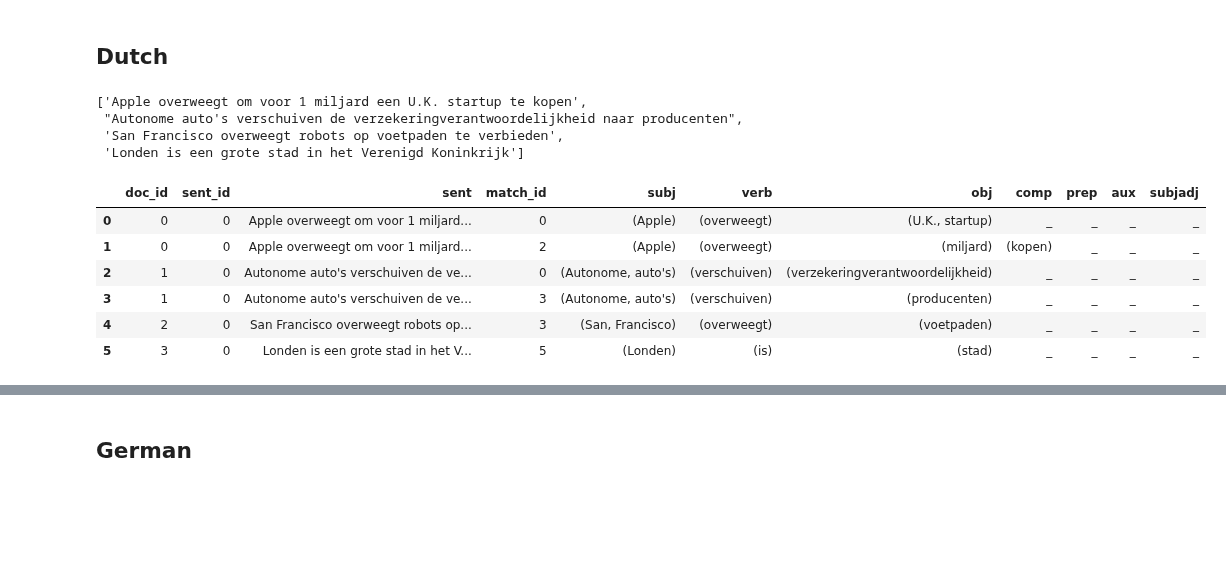
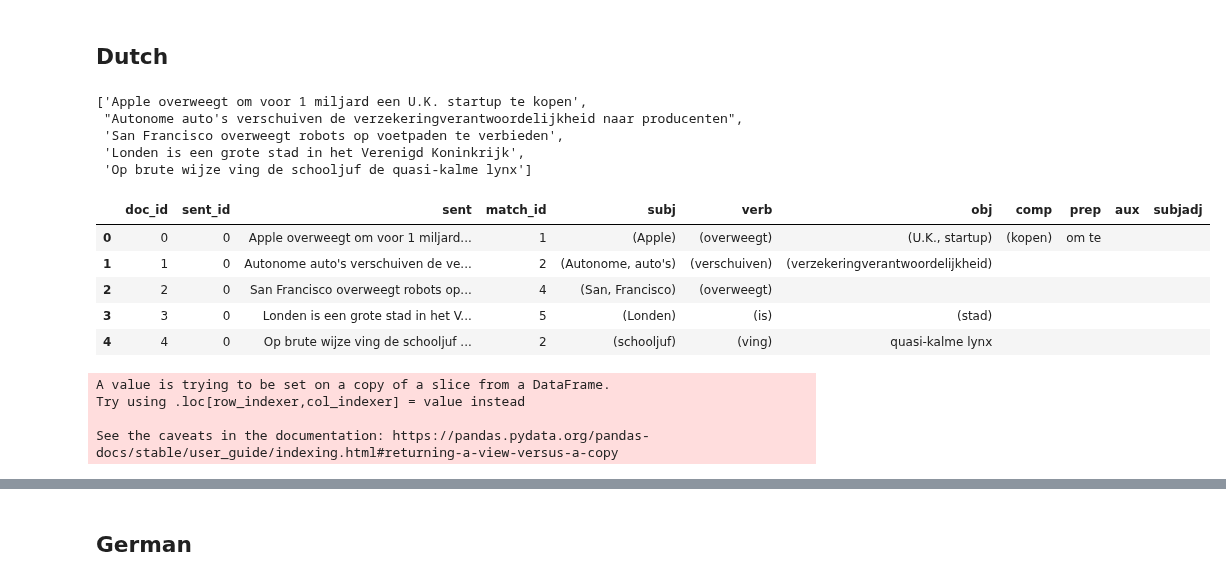
Before and after one commit to navigating-stories/notebooks, a Jupyter notebook: multilingual_dsg.ipynb, the cells around one changed output, grey strips where cells are left out. Cells and saved outputs as stored; diff of their text form; code cells hidden in the pictures; blank space fills up the shorter version.

```diff
--- a/multilingual_dsg.ipynb
+++ b/multilingual_dsg.ipynb
@@ -431,19 +460,33 @@ nlp_nl = load_spacy_pipeline(NL_SPACY_PIPELINE)
 
 matcher_nl = create_matcher(nlp_nl, NL_DEPENDENCY_PATTERN_FILE)
 
+EXTRA_SENT = "Op brute wijze ving de schooljuf de quasi-kalme lynx"
+if EXTRA_SENT not in nl_sentences:
+    nl_sentences.append(EXTRA_SENT)
 nl_sentences
 # %% [output]
 ['Apple overweegt om voor 1 miljard een U.K. startup te kopen',
  "Autonome auto's verschuiven de verzekeringverantwoordelijkheid naar producenten",
  'San Francisco overweegt robots op voetpaden te verbieden',
- 'Londen is een grote stad in het Verenigd Koninkrijk']
+ 'Londen is een grote stad in het Verenigd Koninkrijk',
+ 'Op brute wijze ving de schooljuf de quasi-kalme lynx']
 # %%
-get_subject_object_verb_table(nl_sentences, nlp_nl, matcher_nl)
+result_table = get_subject_object_verb_table(nl_sentences, nlp_nl, matcher_nl)
-# %% [output]
-|  | doc_id | sent_id | sent | match_id | subj | verb | obj | comp | prep | aux | subjadj |
-| 0 | 0 | 0 | Apple overweegt om voor 1 miljard... | 0 | (Apple) | (overweegt) | (U.K., startup) | _ | _ | _ | _ |
-| 1 | 0 | 0 | Apple overweegt om voor 1 miljard... | 2 | (Apple) | (overweegt) | (miljard) | (kopen) | _ | _ | _ |
-| 2 | 1 | 0 | Autonome auto's verschuiven de ve... | 0 | (Autonome, auto's) | (verschuiven) | (verzekeringverantwoordelijkheid) | _ | _ | _ | _ |
-| 3 | 1 | 0 | Autonome auto's verschuiven de ve... | 3 | (Autonome, auto's) | (verschuiven) | (producenten) | _ | _ | _ | _ |
-| 4 | 2 | 0 | San Francisco overweegt robots op... | 3 | (San, Francisco) | (overweegt) | (voetpaden) | _ | _ | _ | _ |
-| 5 | 3 | 0 | Londen is een grote stad in het V... | 5 | (Londen) | (is) | (stad) | _ | _ | _ | _ |
+# %%
+result_table = combine_rows(result_table)
+# %%
+result_table
+# %% [output]
+|  | doc_id | sent_id | sent | match_id | subj | verb | obj | comp | prep | aux | subjadj |
+| 0 | 0 | 0 | Apple overweegt om voor 1 miljard... | 1 | (Apple) | (overweegt) | (U.K., startup) | (kopen) | om te |  |  |
+| 1 | 1 | 0 | Autonome auto's verschuiven de ve... | 2 | (Autonome, auto's) | (verschuiven) | (verzekeringverantwoordelijkheid) |  |  |  |  |
+| 2 | 2 | 0 | San Francisco overweegt robots op... | 4 | (San, Francisco) | (overweegt) |  |  |  |  |  |
+| 3 | 3 | 0 | Londen is een grote stad in het V... | 5 | (Londen) | (is) | (stad) |  |  |  |  |
+| 4 | 4 | 0 | Op brute wijze ving de schooljuf ... | 2 | (schooljuf) | (ving) | quasi-kalme lynx |  |  |  |  |
+# %%
+result_table_combined = add_verb_group_column(result_table)
+# %% [output]
+A value is trying to be set on a copy of a slice from a DataFrame.
+Try using .loc[row_indexer,col_indexer] = value instead
+
+See the caveats in the documentation: https://pandas.pydata.org/pandas-docs/stable/user_guide/indexing.html#returning-a-view-versus-a-copy
```
Also changed, not shown: parts of 13 cells of this notebook, 1 other file.
